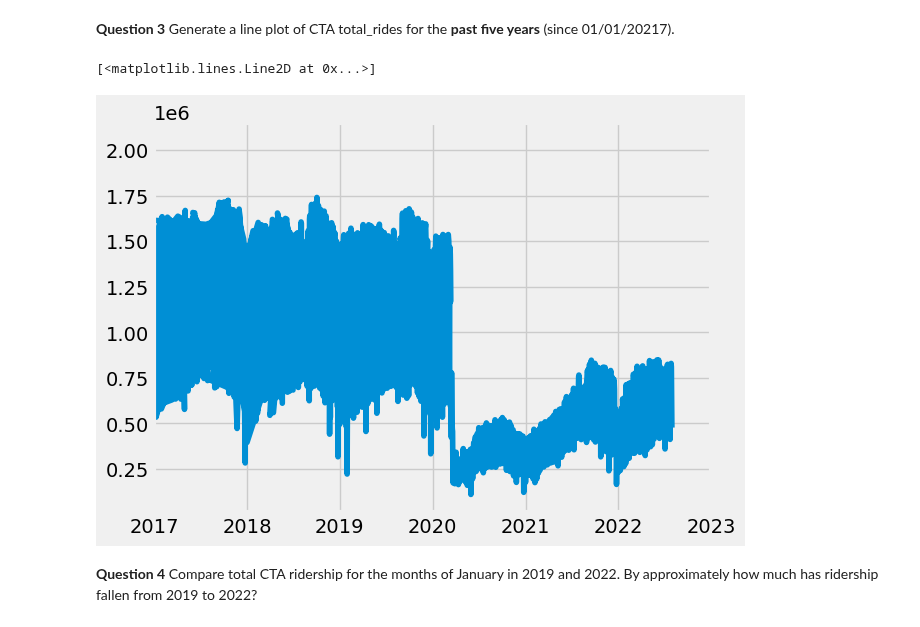
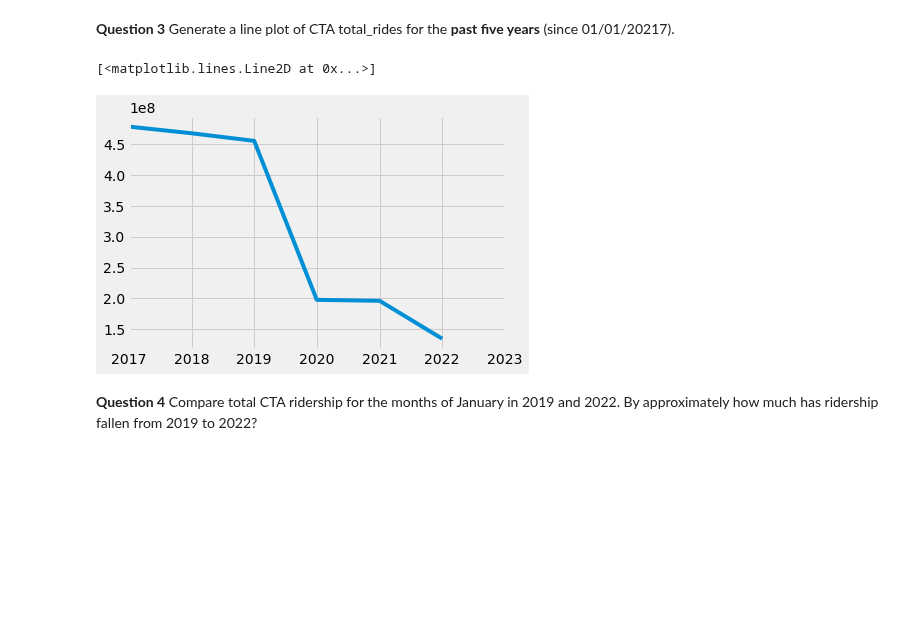
Before and after one commit to mattzhao-R/data-118, a Jupyter notebook: hw/HW03_FALL22.ipynb, the cells around one changed output. Cells and saved outputs as stored; diff of their text form; code cells hidden in the pictures; blank space fills up the shorter version.

```diff
--- a/hw/HW03_FALL22.ipynb
+++ b/hw/HW03_FALL22.ipynb
@@ -105,12 +118,18 @@ DatetimeIndex([], dtype='datetime64[ns]', freq=None)
 *Answer here:* 7944 rows. No missing dates.
 # %% [markdown]
 **Question 3** Generate a line plot of CTA total_rides for the **past five years** (since 01/01/20217).
+# %%
+temp = cta[cta['Date'] > pd.to_datetime('01-01-2017',format='%m-%d-%Y')]
+# %%
+past_five = pd.DataFrame(temp.groupby('Year',as_index=False)['total_rides'].sum())
+# %%
+past_five['Year'] = pd.to_datetime(past_five['Year'],format='%Y')
 # %%
 plt.xlim((pd.to_datetime("2017-01-01"), pd.to_datetime("2023-01-01")))
-plt.plot(cta['Date'],cta['total_rides'])
+plt.plot(past_five['Year'], past_five['total_rides'])
 # %% [output]
 [<matplotlib.lines.Line2D at 0x...>]
-[figure, old version]
+[figure, new version]
 # %% [markdown]
 **Question 4** Compare total CTA ridership for the months of January in 2019 and 2022.
 By approximately how much has ridership fallen from 2019 to 2022?
```
Also changed, not shown: parts of 17 cells of this notebook.
